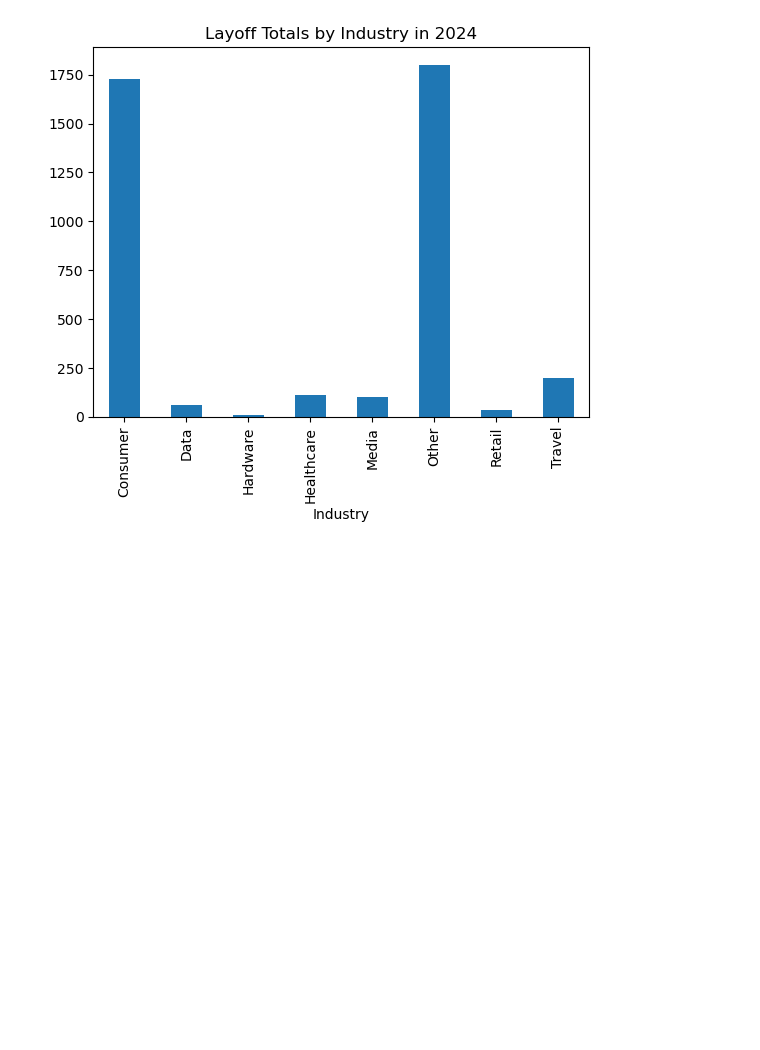
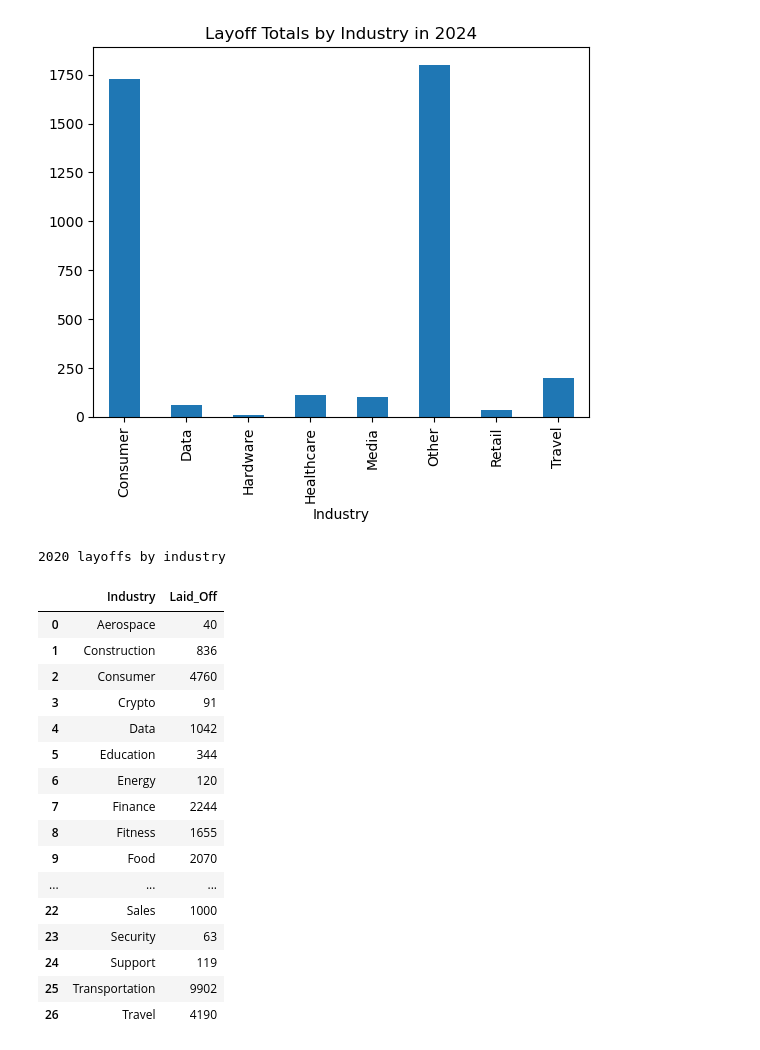
Before and after one commit to cschneggenburger/group-2-project-1, a Jupyter notebook: Big_Tech_Layoffs_Cody.ipynb, the cells around one changed output. Saved outputs shown, nothing was run; the diff lists cells and outputs as text; code cells hidden in the pictures; blank space fills up the shorter version.

Commit message:
Updated Cody's jupyter notebook with comments and DataFrame displays for Abdul.

```diff
--- a/Big_Tech_Layoffs_Cody.ipynb
+++ b/Big_Tech_Layoffs_Cody.ipynb
@@ -216,3 +242,26 @@ fig5 = layoffs_2024_by_industry_df.plot.bar(x='Industry', legend=False, title="L
 [figure]
 [figure]
 [figure]
+# %%
+#DataFrame for 2020 layoffs by industry
+print("2020 layoffs by industry")
+display(layoffs_2020_by_industry_df)
+# %% [output]
+2020 layoffs by industry
+|  | Industry | Laid_Off |
+| 0 | Aerospace | 40 |
+| 1 | Construction | 836 |
+| 2 | Consumer | 4760 |
+| 3 | Crypto | 91 |
+| 4 | Data | 1042 |
+| 5 | Education | 344 |
+| 6 | Energy | 120 |
+| 7 | Finance | 2244 |
+| 8 | Fitness | 1655 |
+| 9 | Food | 2070 |
+| ... | ... | ... |
+| 22 | Sales | 1000 |
+| 23 | Security | 63 |
+| 24 | Support | 119 |
+| 25 | Transportation | 9902 |
+| 26 | Travel | 4190 |
```
Also changed, not shown: parts of 13 cells of this notebook.
